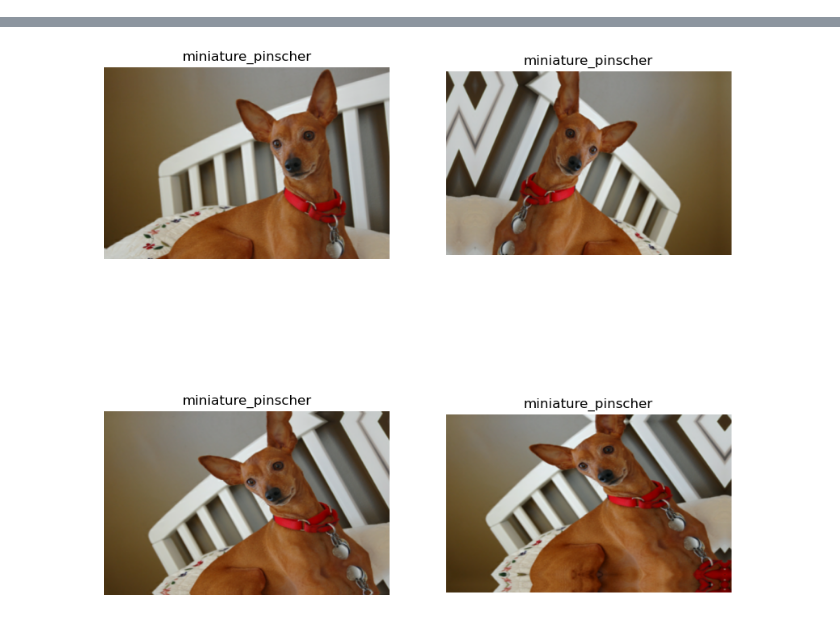
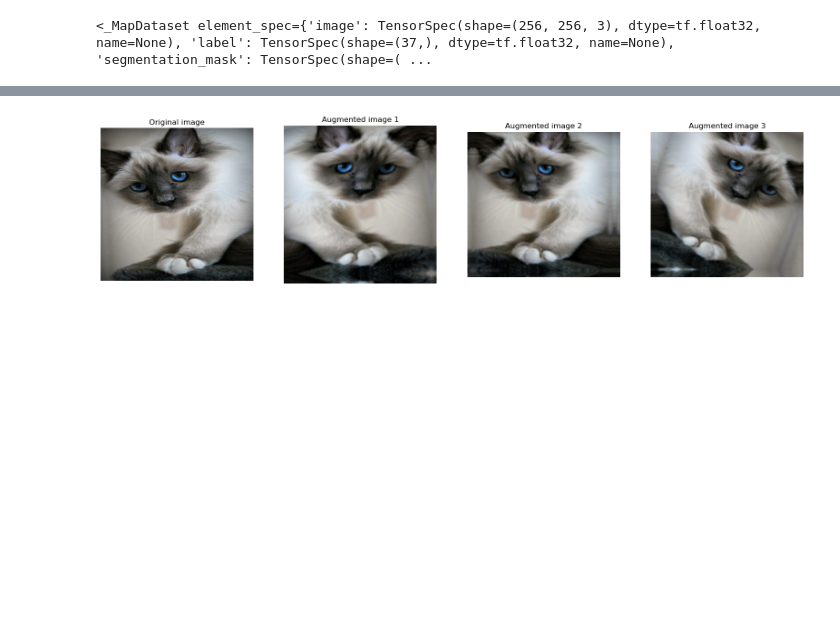
Before and after one commit to vidiasgiannis/CV_Segmentation_Mask_Modelling, a Jupyter notebook: src/main.ipynb, the cells around one changed output, grey strips where cells are left out. Cells and saved outputs as stored; diff of their text form; code cells hidden in the pictures; blank space fills up the shorter version.

```diff
--- a/src/main.ipynb
+++ b/src/main.ipynb
@@ -56,12 +83,28 @@ ValueError: too many values to unpack (expected 3)
+# %%
+train
+# %% [output]
+<_MapDataset element_spec={'image': TensorSpec(shape=(256, 256, 3), dtype=tf.float32, name=None), 'label': TensorSpec(shape=(37,), dtype=tf.float32, name=None), 'segmentation_mask': TensorSpec(shape=( ...
 # %%
 data_augmentation = get_augmentation_layers()
 # %%
-for image, label in train.take(1):
-    plt.figure(figsize=(10, 10))
-    for i in range(4):
-        ax = plt.subplot(2, 2, i+1)
+for example in train.take(1):
+    image = example['image']
+
+    plt.figure(figsize=(20, 5))
+
+    # Plot original image
+    plt.subplot(1, 4, 1)
+    plt.title("Original image")
+    plt.imshow(image)
+    plt.axis("off")
+
+    # Plot augmented images
+    for i in range(3):
         aug_img = data_augmentation(tf.expand_dims(image, axis=0))
-        plt.imshow(aug_img[0].numpy().astype("uint8"))
-        plt.title(get_label_name(int(label)))
+        plt.subplot(1, 4, i+2)
+        plt.title(f"Augmented image {i+1}")
+        plt.imshow(aug_img[0])
         plt.axis("off")
+
+plt.show()
 # %% [output]
@@ -69 +111 @@ for image, label in train.take(1):
-[figure, old version]
+[figure, new version]
```
Also changed, not shown: parts of 4 cells of this notebook, 1 other file.
